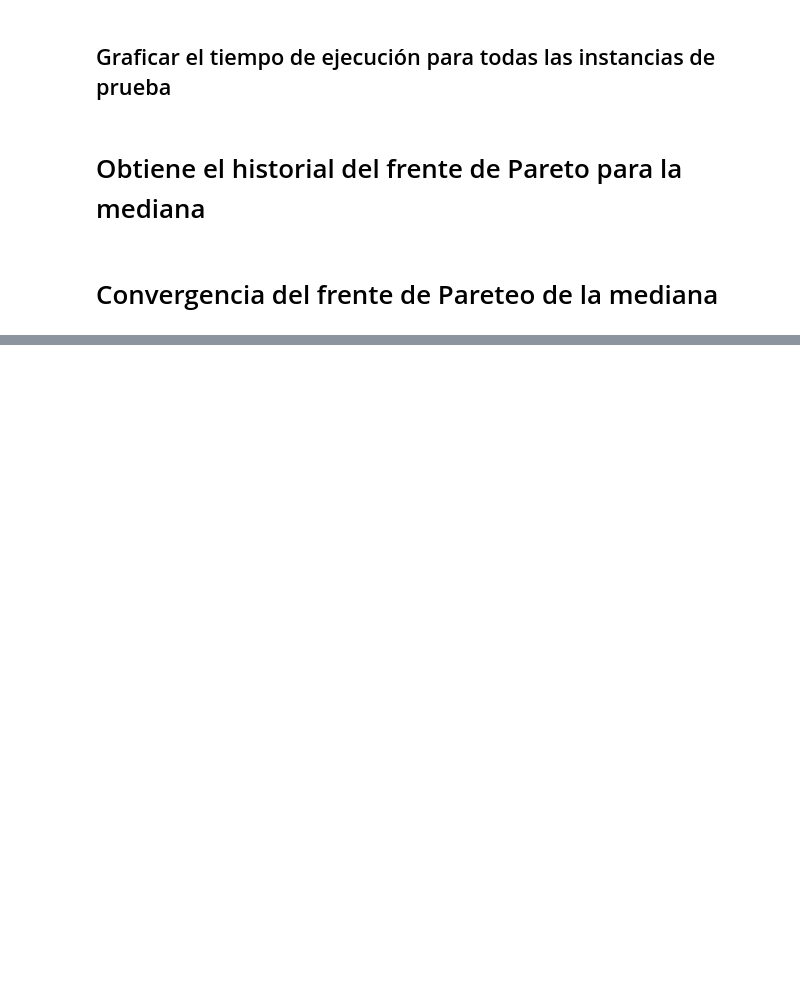
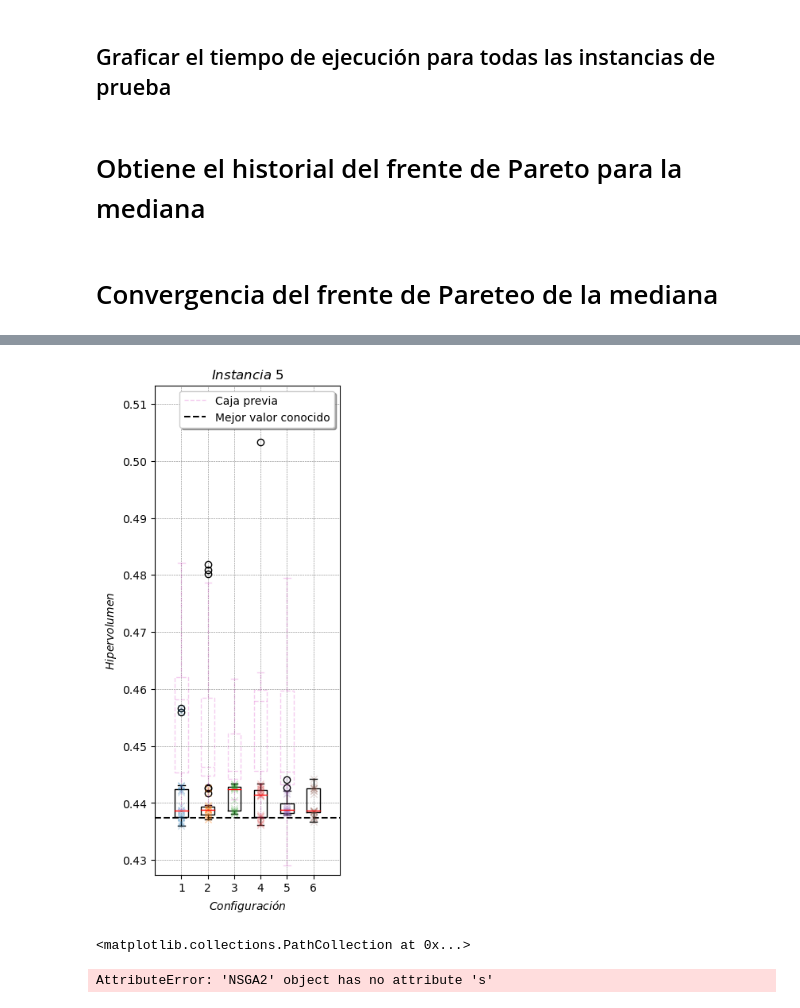
Before and after one commit to JMMorph/AmbulanceLocationAllocation, a Jupyter notebook: Notebooks/testPerformance.ipynb, the cells around one changed output, grey strips where cells are left out. Cells and saved outputs as stored; diff of their text form; code cells hidden in the pictures; blank space fills up the shorter version.

```diff
--- a/Notebooks/testPerformance.ipynb
+++ b/Notebooks/testPerformance.ipynb
@@ -330,0 +553,67 @@ for num,instance_id in enumerate(insts):
+# %%
+fig2, ax2 = plt.subplots(figsize=(3, 8))
+
+# Ejecuciones de otras configuraciones en irace
+irace = pd.read_csv('../ajuste/export/export.csv')
+irace.pop('Unnamed: 0')
+
+ejecs = irace[irace['instancename'] == 'Instance_' + instance_id]
+ejecs = ejecs[ejecs['type']=='regular']
+ejecs = ejecs[ejecs['value'] <= 0.99]
+bkv = ejecs['bkv'].to_list()[0]
+
+# Coordenadas x para las barras
+ind = len(testPerformance)
+
+# Ancho de las barras
+ancho_barra = 0.5
+
+hipervolumenes = [hv_merge[i] for i in range(len(hv_merge))]
+
+ax2.boxplot(hipervolumenes,widths=ancho_barra, showfliers=True, zorder = 3,
+        medianprops=dict(color=(1,0,0,1)), )
+
+old = (0.8,0,0.7,0.2)
+bp2 = ax2.boxplot(hipervolumenes_v+[],positions= [i+1 for i in range(len(hipervolumenes_v))],
+            widths=ancho_barra, showfliers=True, zorder = 3, labels=['hh']*len(hipervolumenes_v),
+            boxprops=dict(color=old, ls='--'),
+            medianprops=dict(color=old, ls='--'),
+            whiskerprops=dict(color=old, ls = '--'),
+            capprops=dict(color=old))
+
+
+
+for i in range(len(hv_merge)):
+    ax2.scatter([i+1]*len(hv_merge[i] ), hv_merge[i] ,
+            cmap='viridis', marker='x', zorder = 3, alpha=0.2, linewidths=1)
+
+plotbkv = ax2.plot([-1,7], [bkv,bkv], '--', color='black', zorder = 0, label='Mejor valor conocido')
+
+# Configuración de ejes y etiquetas
+ax2.set_xlabel('$Configuración$')
+ax2.set_ylabel('$Hipervolumen$')
+ax2.set_title('$Instancia\ ' + instance_id + '$')
+ax2.set_xticks([i+1 for i in range(len(hv_merge))])
+ax2.set_xticklabels([f'{i+1}' for i in range(len(hv_merge))])
+ax2.set_xlim([0,7])
+ax2.set_ylim([bkv-0.01, np.max(hipervolumenes_v)+0.01])
+
+ax2.legend(fancybox=True, shadow=True)
+ax2.legend([bp2['boxes'][0],plotbkv[0]],['Caja previa','Mejor valor conocido'], fancybox=True, shadow=True)
+ax2.grid(True,zorder=0, color='gray', linestyle='--', linewidth=0.4)
+
+fig2.savefig('/home/cic/Tesis/Figuras/Results/testPerformance' + instance_id + '_multi.png', dpi=300, bbox_inches='tight')
+# %% [output]
+[figure, added]
+# %%
+frentes_ind = [(ind,vals) for ind,vals in enumerate(frentes)]
+merged_ind = paretoFront(frentes_ind)
+merged = np.array([frentes[i[0]] for i in merged_ind])
+axs.scatter(merged[:,1], merged[:,0], marker=6, color='r',zorder=0, lw=0, s=40,label='Frente combinado')
+# %% [output]
+<matplotlib.collections.PathCollection at 0x...>
+# %%
+kk = res.history[0]
+kk.s
+# %% [output]
+AttributeError: 'NSGA2' object has no attribute 's'
```
Also changed, not shown: parts of 15 cells of this notebook.
